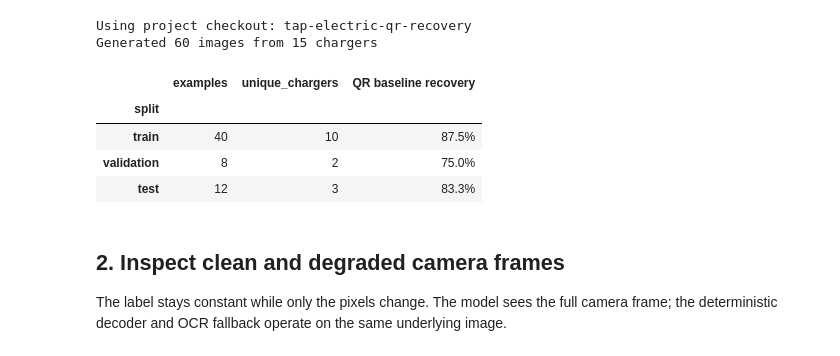
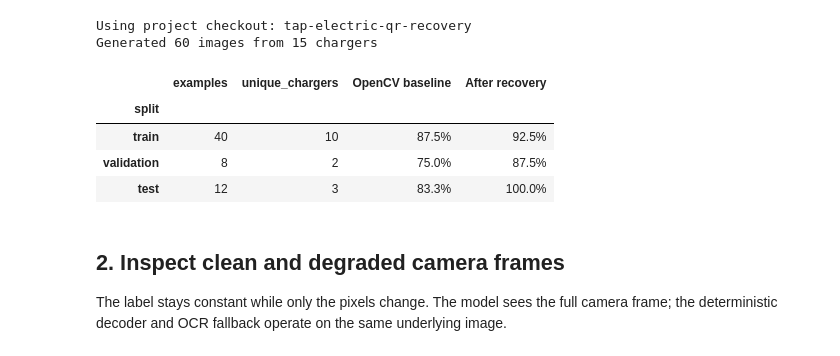
Before and after one commit to siddiqueMangi2003/tap-electric-qr-recovery, a Jupyter notebook: notebooks/hybrid_dataset_demo.ipynb, the cells around one changed output. Saved outputs shown, nothing was run; the diff lists cells and outputs as text; code cells hidden in the pictures.

```diff
--- a/notebooks/hybrid_dataset_demo.ipynb
+++ b/notebooks/hybrid_dataset_demo.ipynb
@@ -84,16 +89,17 @@ Generated 60 images from 15 chargers
 # %%
 summary = pd.DataFrame({
     'examples': samples.groupby('split').size(),
     'unique_chargers': samples.groupby('split')['charger_id'].nunique(),
-    'QR baseline recovery': samples.groupby('split')['native_qr_success'].mean(),
+    'OpenCV baseline': samples.groupby('split')['native_qr_success'].mean(),
+    'After recovery': samples.groupby('split')['recovered_qr_success'].mean(),
 }).reindex(['train', 'validation', 'test'])
-summary.style.format({'QR baseline recovery': '{:.1%}'})
+summary.style.format({'OpenCV baseline': '{:.1%}', 'After recovery': '{:.1%}'})
 # %% [output]
-|  | examples | unique_chargers | QR baseline recovery |
-| split |  |  |  |
-| train | 40 | 10 | 87.5% |
-| validation | 8 | 2 | 75.0% |
-| test | 12 | 3 | 83.3% |
+|  | examples | unique_chargers | OpenCV baseline | After recovery |
+| split |  |  |  |  |
+| train | 40 | 10 | 87.5% | 92.5% |
+| validation | 8 | 2 | 75.0% | 87.5% |
+| test | 12 | 3 | 83.3% | 100.0% |
 # %% [markdown]
 ## 2. Inspect clean and degraded camera frames
 
```
Also changed, not shown: parts of 8 cells of this notebook, 7 other files.
